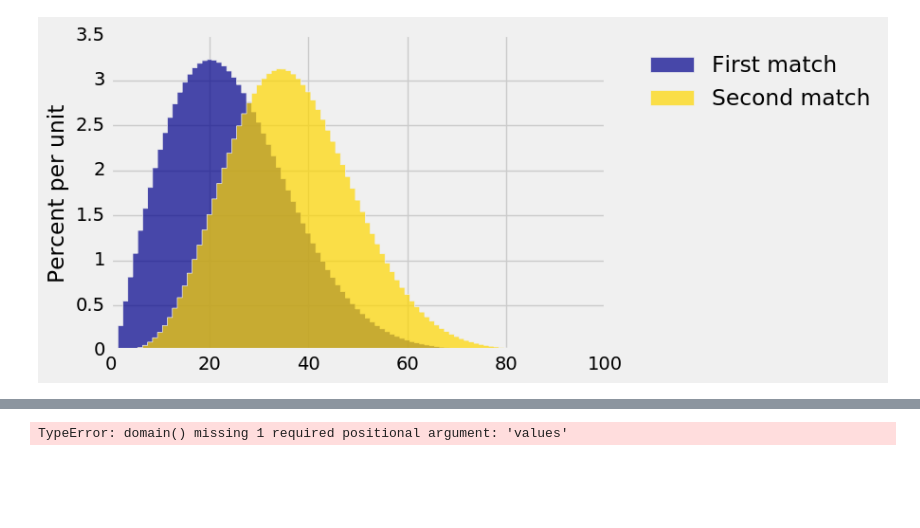
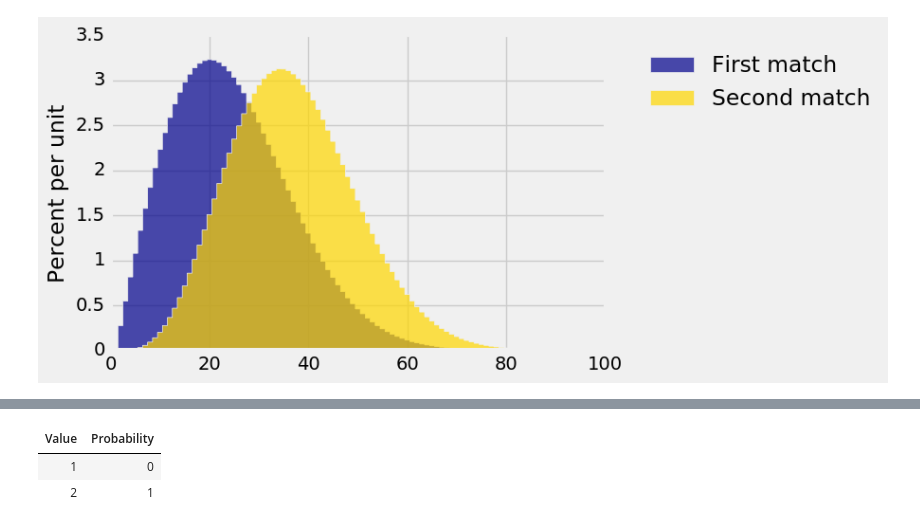
Before and after one commit to prob140/prob140, a Jupyter notebook: Examples.ipynb, the cells around one changed output, grey strips where cells are left out. Saved outputs shown, nothing was run; the diff lists cells and outputs as text; code cells hidden in the pictures; blank space fills up the shorter version.

```diff
--- a/Examples.ipynb
+++ b/Examples.ipynb
@@ -275,6 +275,8 @@ Table().domain(["H", "T"]).probability([0.5, 0.5])
 | H | 0.5 |
 | T | 0.5 |
 # %%
-to_probability_table(Table()).domain([1,2])
+ProbabilityTable().domain([1,2]).probability([0,1])
 # %% [output]
-TypeError: domain() missing 1 required positional argument: 'values'
+| Value | Probability |
+| 1 | 0 |
+| 2 | 1 |
```
Also changed, not shown: parts of 8 cells of this notebook, 3 other files.
